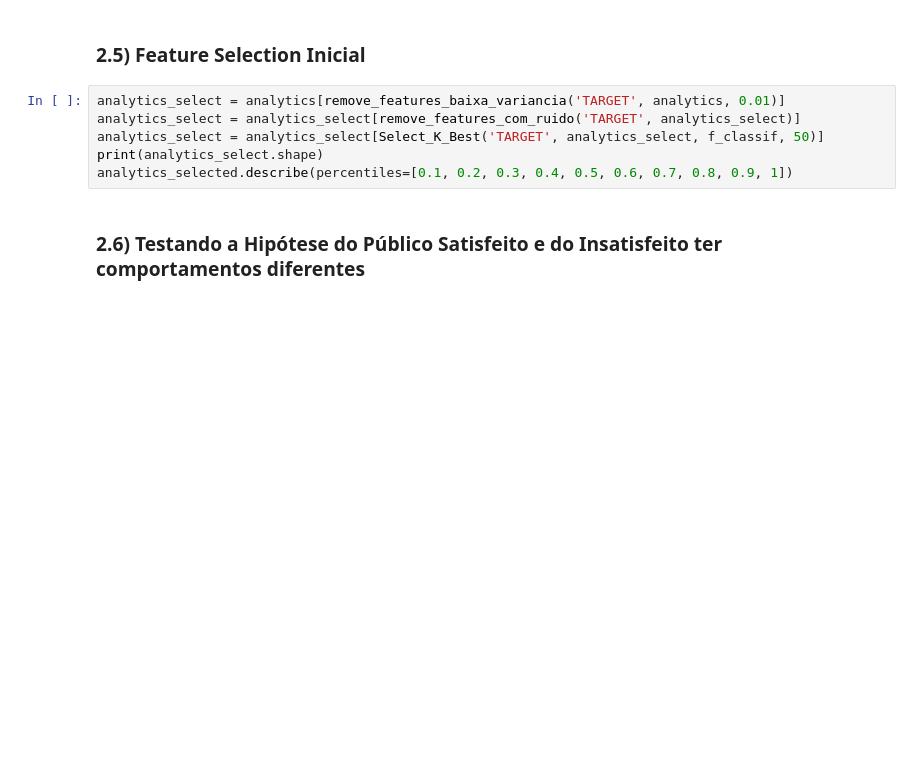
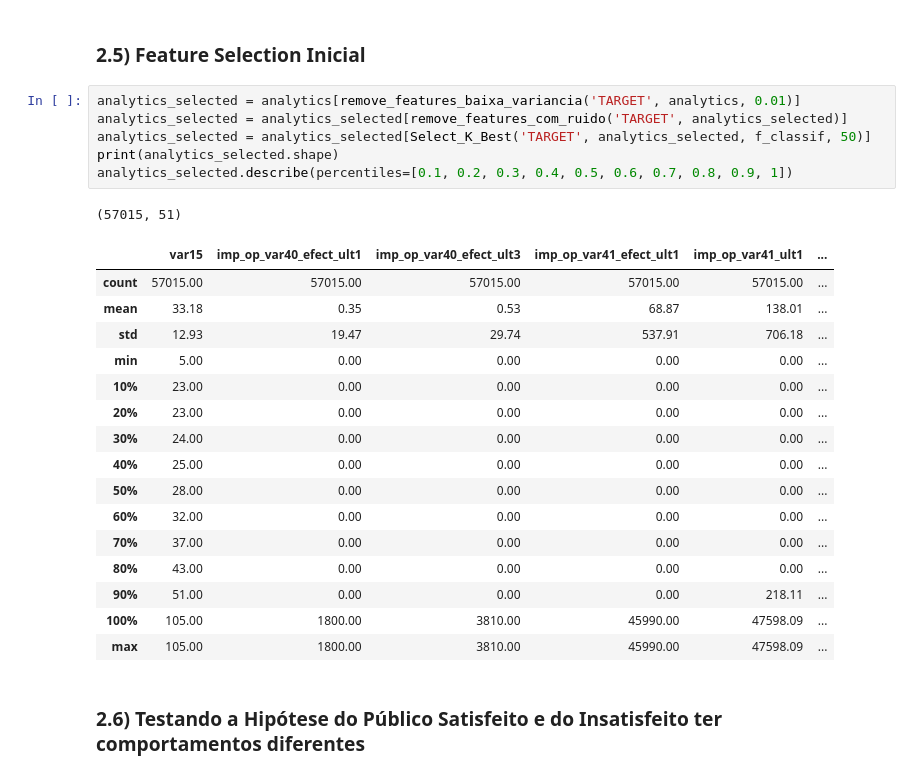
Before and after one commit to leonardovargas10/Modelo_Previsao_Satisfacao, a Jupyter notebook: Modelo_Previsao_Transacoes.ipynb, the cells around one changed output. Cells and saved outputs as stored; diff of their text form; blank space fills up the shorter version.

```diff
--- a/Modelo_Previsao_Transacoes.ipynb
+++ b/Modelo_Previsao_Transacoes.ipynb
@@ -925,11 +988,29 @@ plota_barras(['TARGET'], False, analytics, 1, 1, 'Distribuição da Target')
 # %% [markdown]
 ### 2.5) Feature Selection Inicial
 # %%
-analytics_select = analytics[remove_features_baixa_variancia('TARGET', analytics, 0.01)]
-analytics_select = analytics_select[remove_features_com_ruido('TARGET', analytics_select)]
-analytics_select = analytics_select[Select_K_Best('TARGET', analytics_select, f_classif, 50)]
-print(analytics_select.shape)
+analytics_selected = analytics[remove_features_baixa_variancia('TARGET', analytics, 0.01)]
+analytics_selected = analytics_selected[remove_features_com_ruido('TARGET', analytics_selected)]
+analytics_selected = analytics_selected[Select_K_Best('TARGET', analytics_selected, f_classif, 50)]
+print(analytics_selected.shape)
 analytics_selected.describe(percentiles=[0.1, 0.2, 0.3, 0.4, 0.5, 0.6, 0.7, 0.8, 0.9, 1])
+# %% [output]
+(57015, 51)
+|  | var15 | imp_op_var40_efect_ult1 | imp_op_var40_efect_ult3 | imp_op_var41_efect_ult1 | imp_op_var41_ult1 | ... |
+| count | 57015.00 | 57015.00 | 57015.00 | 57015.00 | 57015.00 | ... |
+| mean | 33.18 | 0.35 | 0.53 | 68.87 | 138.01 | ... |
+| std | 12.93 | 19.47 | 29.74 | 537.91 | 706.18 | ... |
+| min | 5.00 | 0.00 | 0.00 | 0.00 | 0.00 | ... |
+| 10% | 23.00 | 0.00 | 0.00 | 0.00 | 0.00 | ... |
+| 20% | 23.00 | 0.00 | 0.00 | 0.00 | 0.00 | ... |
+| 30% | 24.00 | 0.00 | 0.00 | 0.00 | 0.00 | ... |
+| 40% | 25.00 | 0.00 | 0.00 | 0.00 | 0.00 | ... |
+| 50% | 28.00 | 0.00 | 0.00 | 0.00 | 0.00 | ... |
+| 60% | 32.00 | 0.00 | 0.00 | 0.00 | 0.00 | ... |
+| 70% | 37.00 | 0.00 | 0.00 | 0.00 | 0.00 | ... |
+| 80% | 43.00 | 0.00 | 0.00 | 0.00 | 0.00 | ... |
+| 90% | 51.00 | 0.00 | 0.00 | 0.00 | 218.11 | ... |
+| 100% | 105.00 | 1800.00 | 3810.00 | 45990.00 | 47598.09 | ... |
+| max | 105.00 | 1800.00 | 3810.00 | 45990.00 | 47598.09 | ... |
 # %% [markdown]
 ### 2.6) Testando a Hipótese do Público Satisfeito e do Insatisfeito ter comportamentos diferentes
 # %% [markdown]
```
Also changed, not shown: parts of 17 cells of this notebook.
